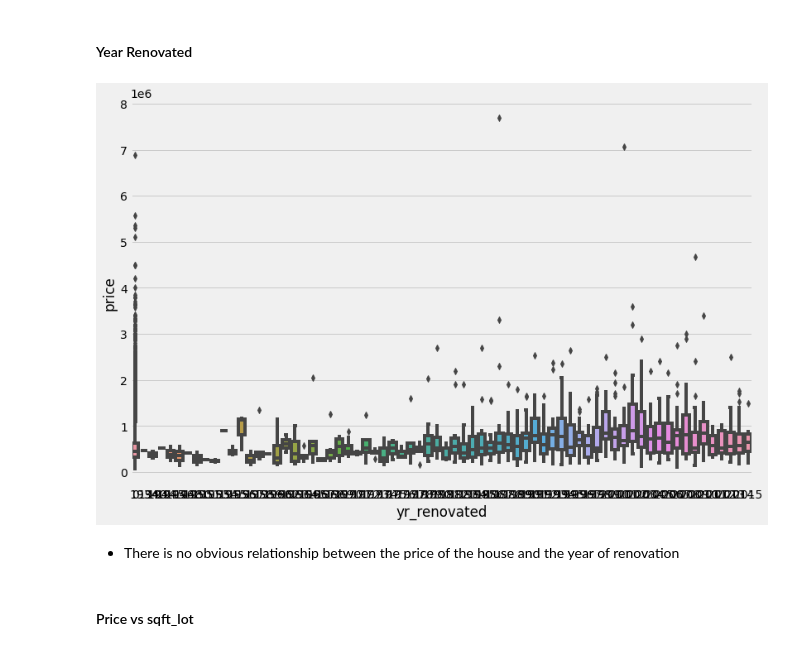
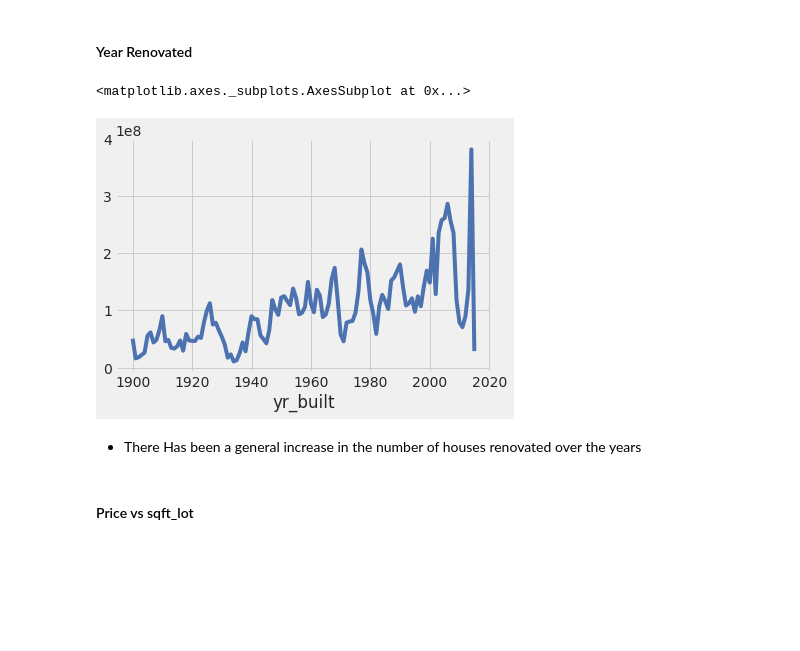
Before and after one commit to qadipo/FactorsAffectingHousePricesUsingVariousLinearRegressionMethods, a Jupyter notebook: Modelling_House_Prices.ipynb, the cells around one changed output. Cells and saved outputs as stored; diff of their text form; code cells hidden in the pictures; blank space fills up the shorter version.

```diff
--- a/Modelling_House_Prices.ipynb
+++ b/Modelling_House_Prices.ipynb
@@ -416,12 +446,14 @@ customized_boxplot(df.price, df.floors)
 * However, houses with 2.5 floors fetches on average the highest prices
 # %% [markdown]
 #### Year Renovated
-# %%
-customized_boxplot(df.price, df.yr_renovated)
-# %% [output]
-[figure, removed]
-# %% [markdown]
-* There is no obvious relationship between the price of the house and the year of renovation
+# %%
+# Rates of renovation over the years
+df.groupby('yr_built')['price'].sum().plot()
+# %% [output]
+<matplotlib.axes._subplots.AxesSubplot at 0x...>
+[figure, added]
+# %% [markdown]
+* There Has been a general increase in the number of houses renovated over the years
 # %% [markdown]
 #### Price vs sqft_lot
 # %%
```
Also changed, not shown: parts of 35 cells of this notebook.
